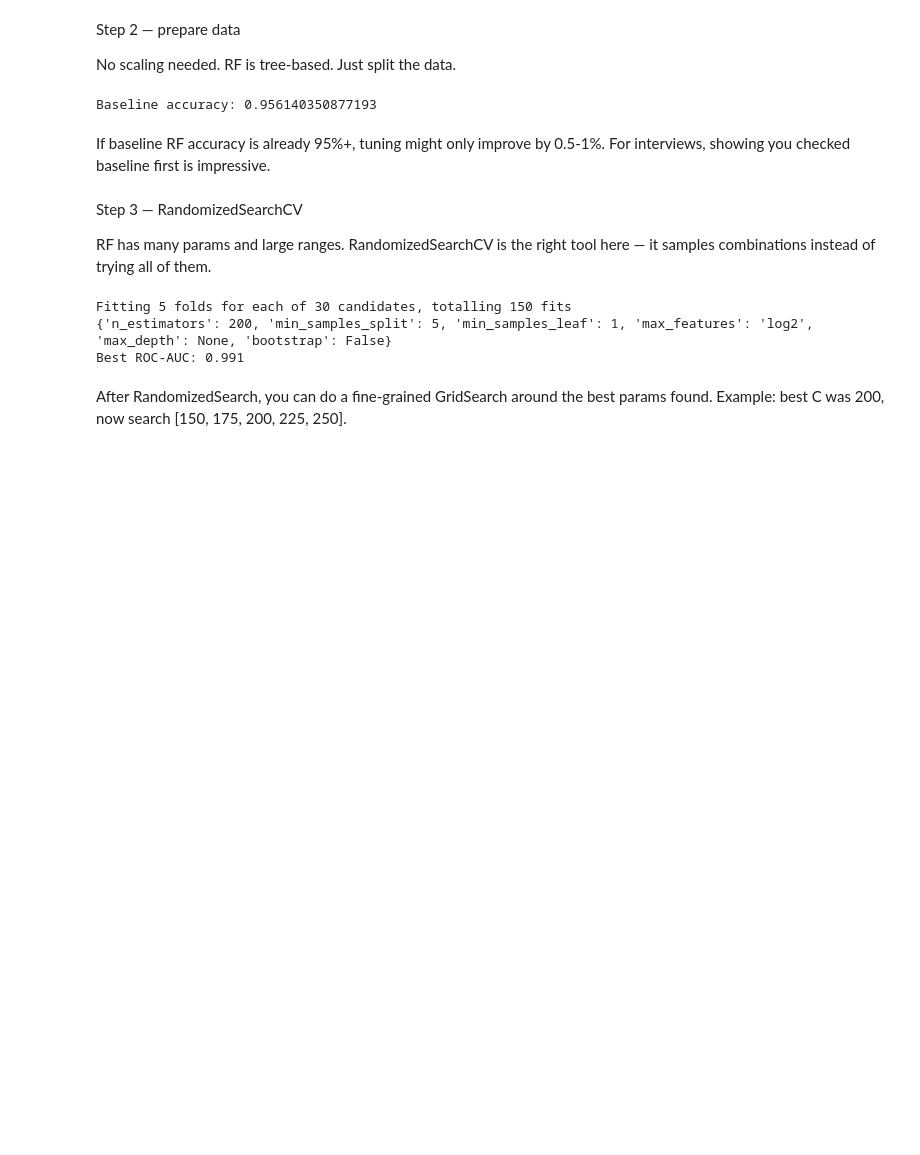
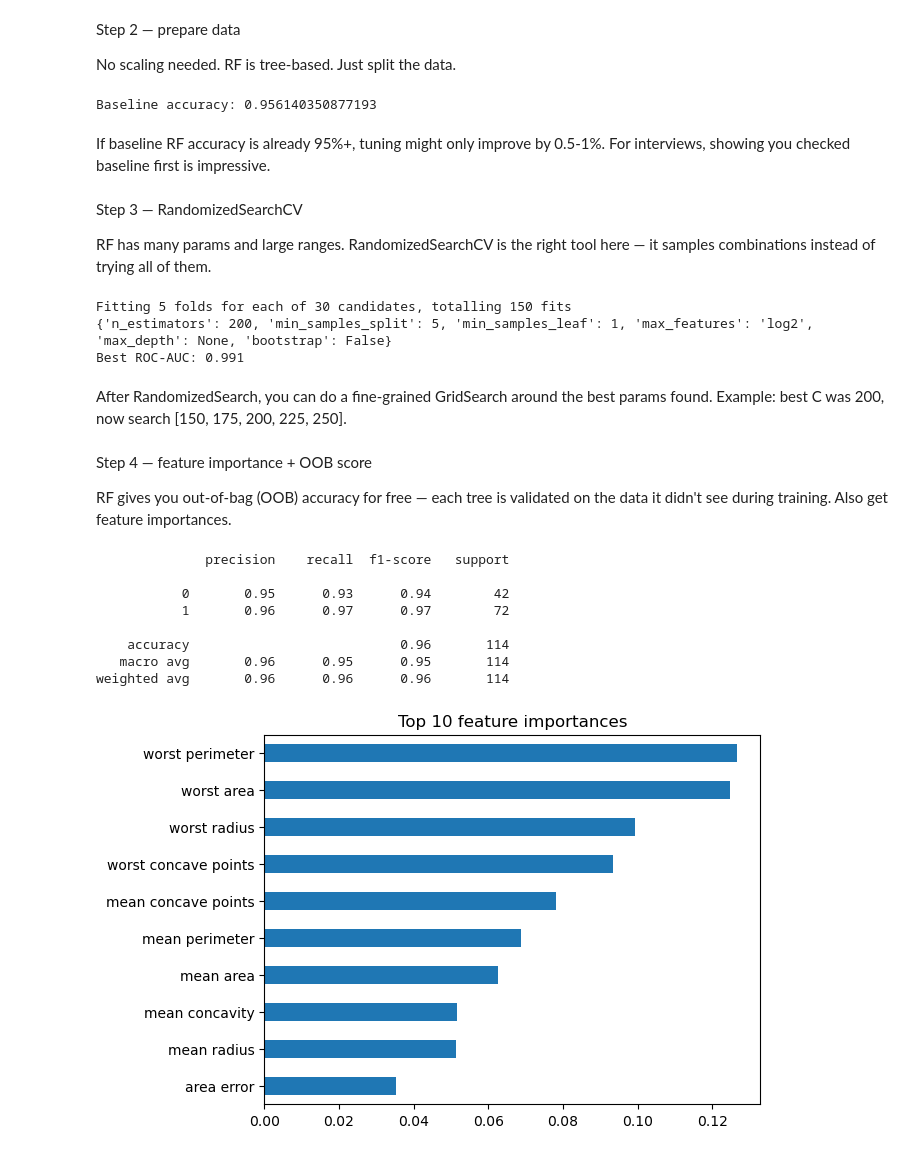
Before and after one commit to ashabakshi/ML_Learning_Clear_basics-, a Jupyter notebook: 00_Parameter_tuning/04_Random_forest.ipynb, the cells around one changed output. Cells and saved outputs as stored; diff of their text form; code cells hidden in the pictures; blank space fills up the shorter version.

```diff
--- a/00_Parameter_tuning/04_Random_forest.ipynb
+++ b/00_Parameter_tuning/04_Random_forest.ipynb
@@ -98,3 +98,38 @@ max_features=0.5 ---> Use 50% of features at each split — between sqrt and all
 bootstrap=False ---> Use whole dataset for each tree (pasting instead of bagging). Sometimes better.
 # %% [markdown]
 After RandomizedSearch, you can do a fine-grained GridSearch around the best params found. Example: best C was 200, now search [150, 175, 200, 225, 250].
+# %% [markdown]
+Step 4 — feature importance + OOB score
+
+
+RF gives you out-of-bag (OOB) accuracy for free — each tree is validated on the data it didn't see during training. Also get feature importances.
+# %%
+from sklearn.metrics import classification_report
+import matplotlib.pyplot as plt
+
+best_rf = rand.best_estimator_
+y_pred = best_rf.predict(X_test)
+print(classification_report(y_test, y_pred))
+
+# # OOB score (free cross-validation, no extra compute)
+# rf_oob = RandomForestClassifier(**rand.best_params_,
+#                                 oob_score=True, random_state=42)
+# rf_oob.fit(X_train, y_train)
+# print("OOB score:", round(rf_oob.oob_score_, 4))
+
+# Feature importance plot
+feat_imp = pd.Series(best_rf.feature_importances_,
+                     index=load_breast_cancer().feature_names)
+feat_imp.sort_values().tail(10).plot(kind='barh')
+plt.title("Top 10 feature importances")
+plt.show()
+# %% [output]
+              precision    recall  f1-score   support
+
+           0       0.95      0.93      0.94        42
+           1       0.96      0.97      0.97        72
+
+    accuracy                           0.96       114
+   macro avg       0.96      0.95      0.95       114
+weighted avg       0.96      0.96      0.96       114
+[figure, added]
```
Also changed, not shown: parts of 1 cell of this notebook.
